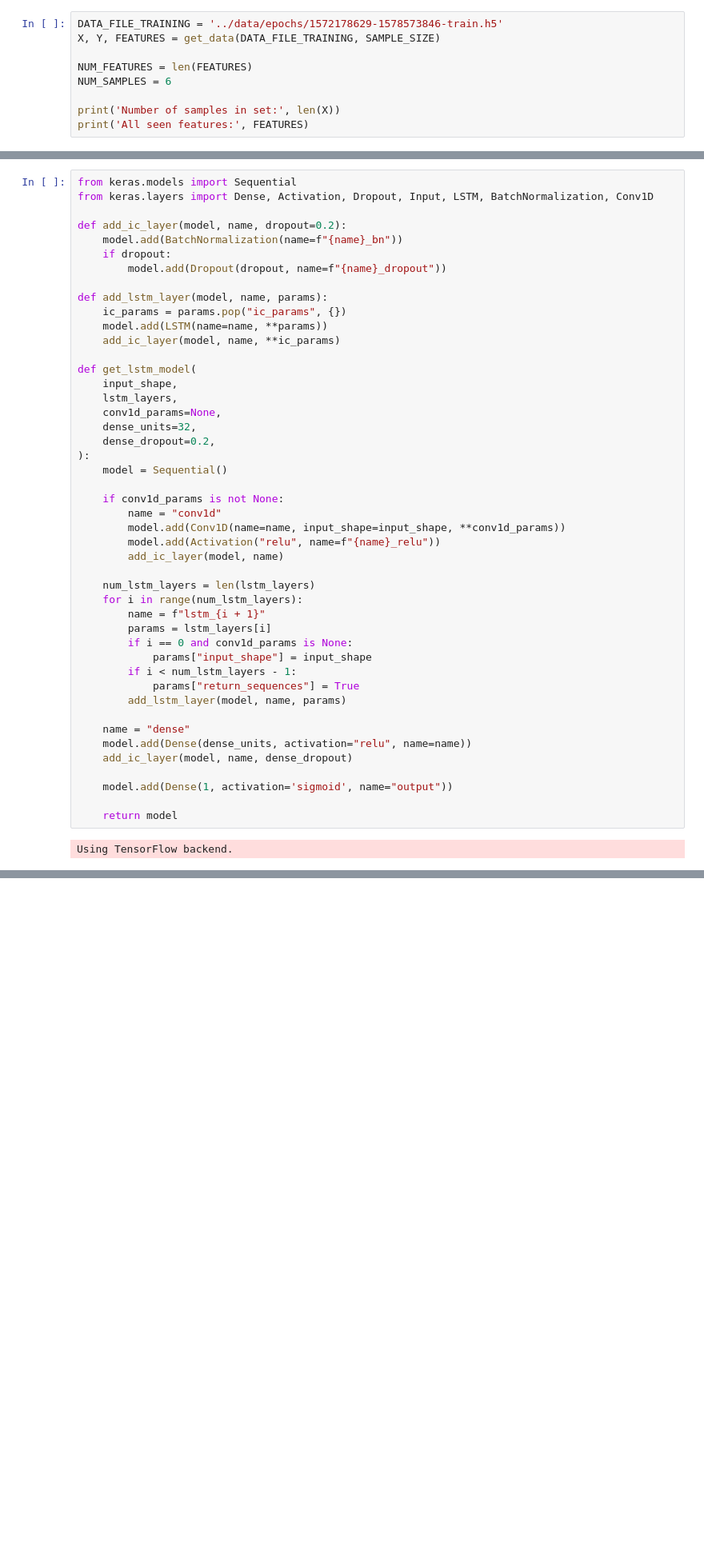
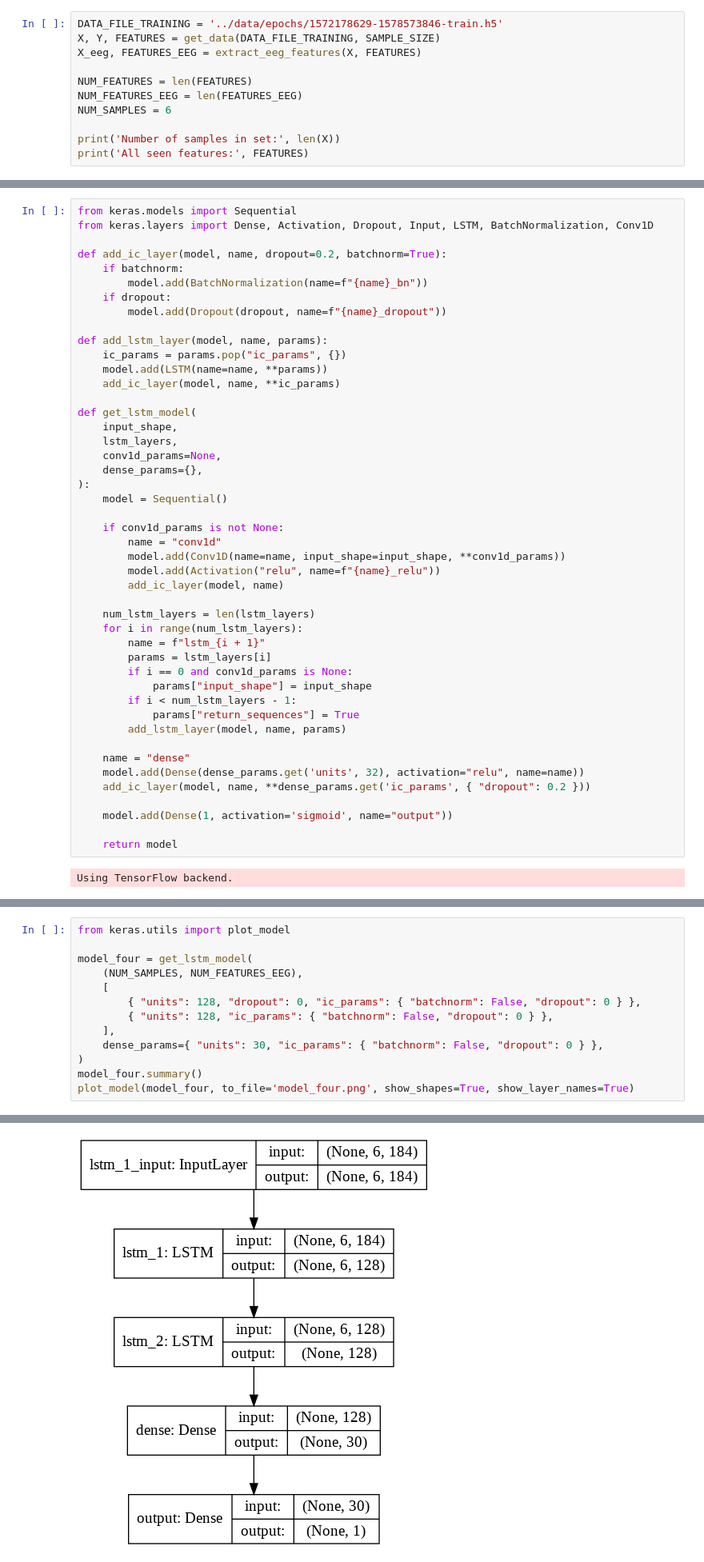
Before and after one commit to sjawhar/no-wander, a Jupyter notebook: notebooks/LSTM.ipynb, the cells around one changed output, grey strips where cells are left out. Shown: that part at 80% size. Cells and saved outputs as stored; diff of their text form; blank space fills up the shorter version.

Commit message:
Added Tsiouris model and more LSTM docs

```diff
--- a/notebooks/LSTM.ipynb
+++ b/notebooks/LSTM.ipynb
@@ -265,8 +256,10 @@ print(tmp_features_eeg)
 # %%
 DATA_FILE_TRAINING = '../data/epochs/1572178629-1578573846-train.h5'
 X, Y, FEATURES = get_data(DATA_FILE_TRAINING, SAMPLE_SIZE)
+X_eeg, FEATURES_EEG = extract_eeg_features(X, FEATURES)
 
 NUM_FEATURES = len(FEATURES)
+NUM_FEATURES_EEG = len(FEATURES_EEG)
 NUM_SAMPLES = 6
 
 print('Number of samples in set:', len(X))
@@ -278,8 +272,9 @@ All seen features: ['EEG_TP9', 'EEG_AF7', 'EEG_AF8', 'EEG_TP10', 'EEG_Right_AUX'
 from keras.models import Sequential
 from keras.layers import Dense, Activation, Dropout, Input, LSTM, BatchNormalization, Conv1D
 
-def add_ic_layer(model, name, dropout=0.2):
-    model.add(BatchNormalization(name=f"{name}_bn"))
+def add_ic_layer(model, name, dropout=0.2, batchnorm=True):
+    if batchnorm:
+        model.add(BatchNormalization(name=f"{name}_bn"))
     if dropout:
         model.add(Dropout(dropout, name=f"{name}_dropout"))
 
@@ -292,8 +287,7 @@ def get_lstm_model(
     input_shape,
     lstm_layers,
     conv1d_params=None,
-    dense_units=32,
-    dense_dropout=0.2,
+    dense_params={},
 ):
     model = Sequential()
 
@@ -314,8 +308,8 @@ def get_lstm_model(
         add_lstm_layer(model, name, params)
 
     name = "dense"
-    model.add(Dense(dense_units, activation="relu", name=name))
-    add_ic_layer(model, name, dense_dropout)
+    model.add(Dense(dense_params.get('units', 32), activation="relu", name=name))
+    add_ic_layer(model, name, **dense_params.get('ic_params', { "dropout": 0.2 }))
 
     model.add(Dense(1, activation='sigmoid', name="output"))
 
@@ -417,3 +411,17 @@ Trainable params: 90,433
 Non-trainable params: 512
 _________________________________________________________________
 [figure]
+# %%
+from keras.utils import plot_model
+
+model_four = get_lstm_model(
+    (NUM_SAMPLES, NUM_FEATURES_EEG),
+    [
+        { "units": 128, "dropout": 0, "ic_params": { "batchnorm": False, "dropout": 0 } },
+        { "units": 128, "ic_params": { "batchnorm": False, "dropout": 0 } },
+    ],
+    dense_params={ "units": 30, "ic_params": { "batchnorm": False, "dropout": 0 } },
+)
+model_four.summary()
+plot_model(model_four, to_file='model_four.png', show_shapes=True, show_layer_names=True)
+# %% [output]
@@ -420,3 +444,4 @@ _________________________________________________________________
+[figure, added]
 # %%
 from keras.optimizers import Adam
 
```
Also changed, not shown: parts of 6 cells of this notebook, 1 other file.
